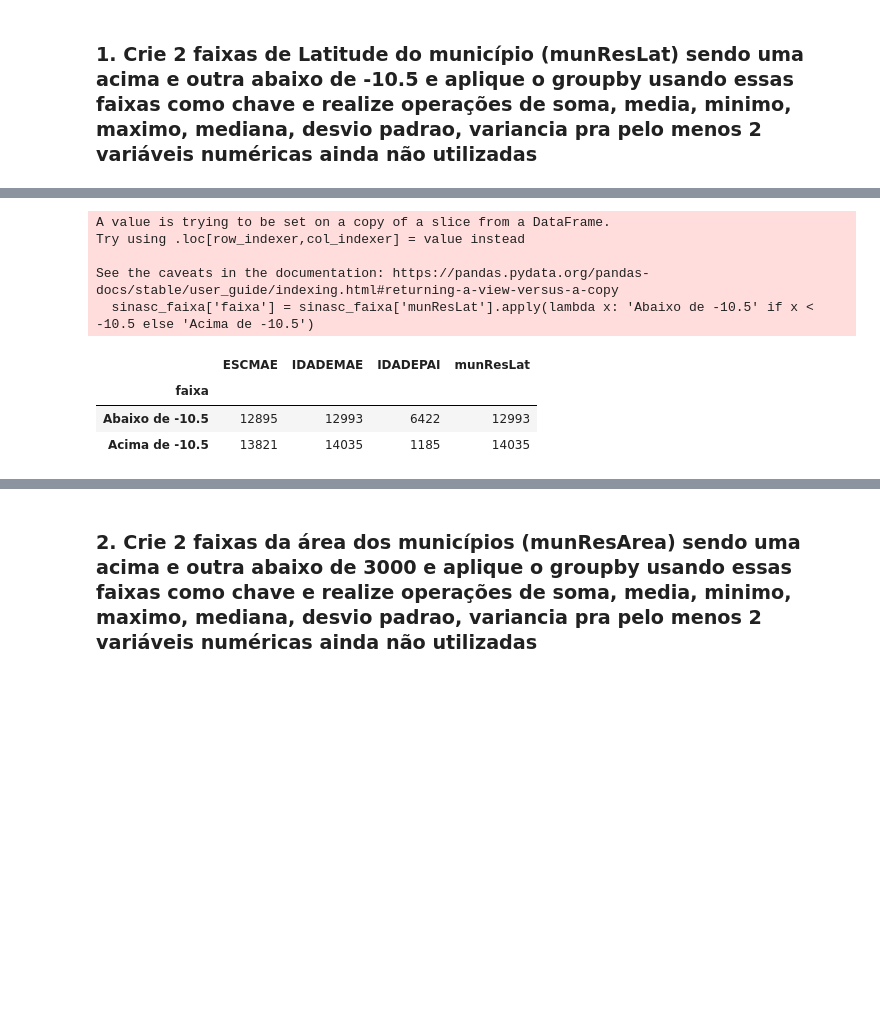
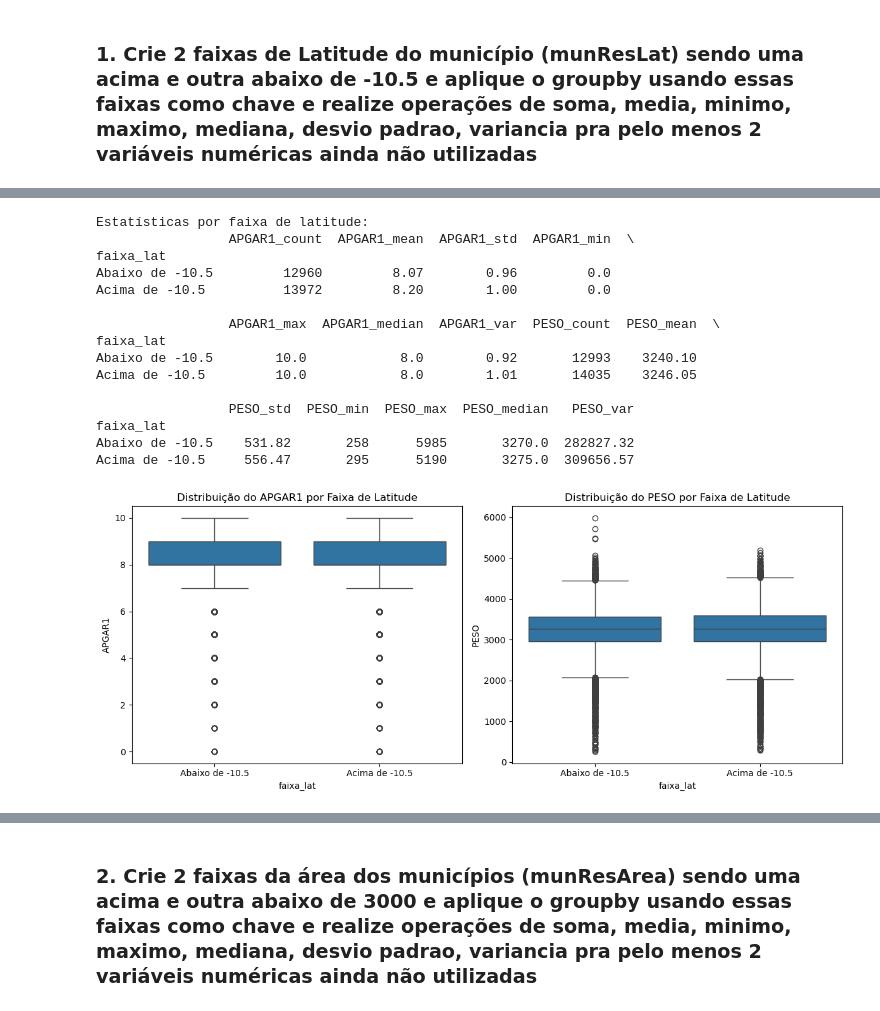
Before and after one commit to diegofurukawa/Python_Ebac, a Jupyter notebook: Profissao_Cientista_de_Dados/02_Cientista_de_Dados/Modulo_09_-_Desenvolvimento_de_Aplicacoes_com_Python/Mod9Tarefa2.ipynb, the cells around one changed output, grey strips where cells are left out. Cells and saved outputs as stored; diff of their text form; code cells hidden in the pictures; blank space fills up the shorter version.

```diff
--- a/Profissao_Cientista_de_Dados/02_Cientista_de_Dados/Modulo_09_-_Desenvolvimento_de_Aplicacoes_com_Python/Mod9Tarefa2.ipynb
+++ b/Profissao_Cientista_de_Dados/02_Cientista_de_Dados/Modulo_09_-_Desenvolvimento_de_Aplicacoes_com_Python/Mod9Tarefa2.ipynb
@@ -33,0 +23,4 @@ sinasc_raw.head()
+# %%
+# sinasc_raw = pd.read_csv('SINASC_RO_2019.csv')
+sinasc_raw = pd.read_csv('https://raw.githubusercontent.com/diegofurukawa/Python_Ebac/a28f434835c4217f5eb4768dee0bf0cde273bb82/Profissao_Cientista_de_Dados/DataFrames/SINASC_RO_2019.csv')
+sinasc_raw.head()
@@ -35,5 +36,3 @@ sinasc_raw.head()
 # Tarefa 2
 # %% [markdown]
 ### 1. Crie 2 faixas de Latitude do município (munResLat) sendo uma acima e outra abaixo de -10.5 e aplique o groupby usando essas faixas como chave e realize operações de soma, media, minimo, maximo, mediana, desvio padrao, variancia pra pelo menos 2 variáveis numéricas ainda não utilizadas
-# %%
-sinasc_raw['munResLat'].fillna(0, inplace=True)
@@ -121,19 +39,55 @@ print(type(result))
-# %%
-# Criar as faixas de latitude
-sinasc_faixa = sinasc_raw[['ESCMAE', 'IDADEMAE', 'IDADEPAI','munResLat']]
-sinasc_faixa['faixa'] = sinasc_faixa['munResLat'].apply(lambda x: 'Abaixo de -10.5' if x < -10.5 else 'Acima de -10.5')
-sinasc_faixa.reset_index()
-
-# Aplicar groupby com base nas faixas
-grouped = sinasc_faixa.groupby('faixa').count()
-grouped.head()
-# %% [output]
-A value is trying to be set on a copy of a slice from a DataFrame.
-Try using .loc[row_indexer,col_indexer] = value instead
-
-See the caveats in the documentation: https://pandas.pydata.org/pandas-docs/stable/user_guide/indexing.html#returning-a-view-versus-a-copy
-  sinasc_faixa['faixa'] = sinasc_faixa['munResLat'].apply(lambda x: 'Abaixo de -10.5' if x < -10.5 else 'Acima de -10.5')
-|  | ESCMAE | IDADEMAE | IDADEPAI | munResLat |
-| faixa |  |  |  |  |
-| Abaixo de -10.5 | 12895 | 12993 | 6422 | 12993 |
-| Acima de -10.5 | 13821 | 14035 | 1185 | 14035 |
+# %%
+# Selecionar as colunas relevantes
+cols = ['munResLat', 'APGAR1', 'PESO']
+df_lat = sinasc_raw[cols].copy()
+
+# Criar a coluna de faixa
+df_lat['faixa_lat'] = df_lat['munResLat'].apply(
+    lambda x: 'Abaixo de -10.5' if x < -10.5 else 'Acima de -10.5'
+)
+
+# Calcular estatísticas por faixa
+stats = df_lat.groupby('faixa_lat').agg({
+    'APGAR1': ['count', 'mean', 'std', 'min', 'max', 'median', 'var'],
+    'PESO': ['count', 'mean', 'std', 'min', 'max', 'median', 'var']
+}).round(2)
+
+# Renomear as colunas para melhor visualização
+stats.columns = ['APGAR1_count', 'APGAR1_mean', 'APGAR1_std', 'APGAR1_min',
+                'APGAR1_max', 'APGAR1_median', 'APGAR1_var',
+                'PESO_count', 'PESO_mean', 'PESO_std', 'PESO_min',
+                'PESO_max', 'PESO_median', 'PESO_var']
+
+print("Estatísticas por faixa de latitude:")
+print(stats)
+
+# Criar um gráfico de boxplot para visualização
+plt.figure(figsize=(12,5))
+
+plt.subplot(1,2,1)
+sns.boxplot(data=df_lat, x='faixa_lat', y='APGAR1')
+plt.title('Distribuição do APGAR1 por Faixa de Latitude')
+
+plt.subplot(1,2,2)
+sns.boxplot(data=df_lat, x='faixa_lat', y='PESO')
+plt.title('Distribuição do PESO por Faixa de Latitude')
+
+plt.tight_layout()
+plt.show()
+# %% [output]
+Estatísticas por faixa de latitude:
+                 APGAR1_count  APGAR1_mean  APGAR1_std  APGAR1_min  \
+faixa_lat
+Abaixo de -10.5         12960         8.07        0.96         0.0
+Acima de -10.5          13972         8.20        1.00         0.0
+
+                 APGAR1_max  APGAR1_median  APGAR1_var  PESO_count  PESO_mean  \
+faixa_lat
+Abaixo de -10.5        10.0            8.0        0.92       12993    3240.10
+Acima de -10.5         10.0            8.0        1.01       14035    3246.05
+
+                 PESO_std  PESO_min  PESO_max  PESO_median   PESO_var
+faixa_lat
+Abaixo de -10.5    531.82       258      5985       3270.0  282827.32
+Acima de -10.5     556.47       295      5190       3275.0  309656.57
+[figure, added]
```
Also changed, not shown: parts of 16 cells of this notebook.
